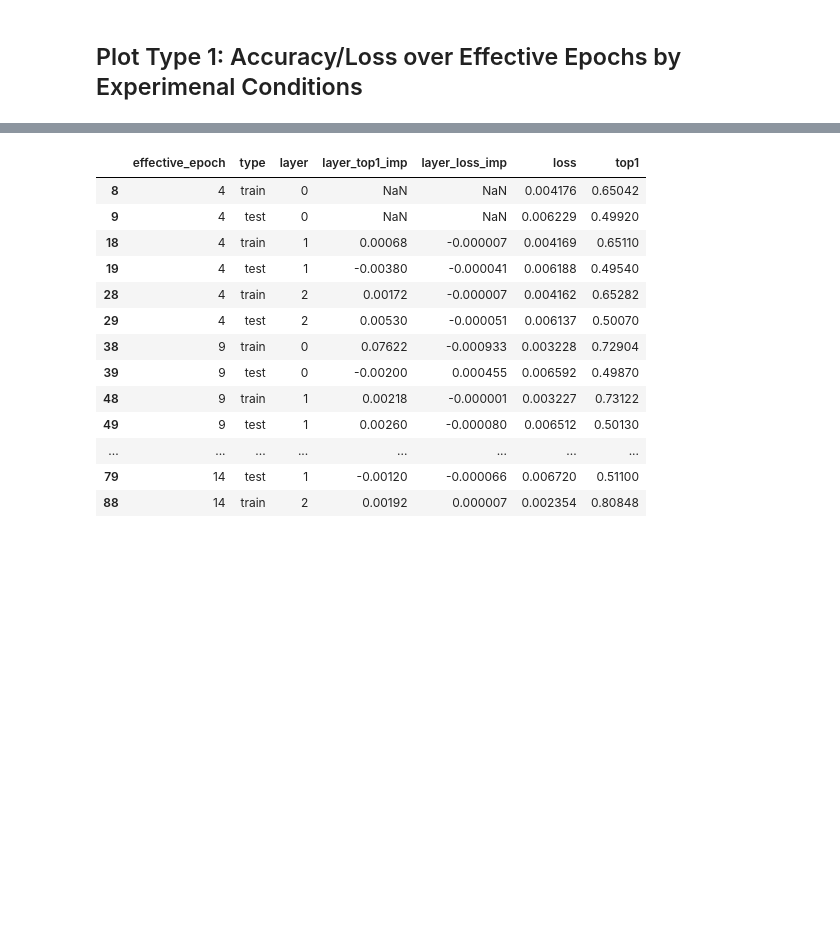
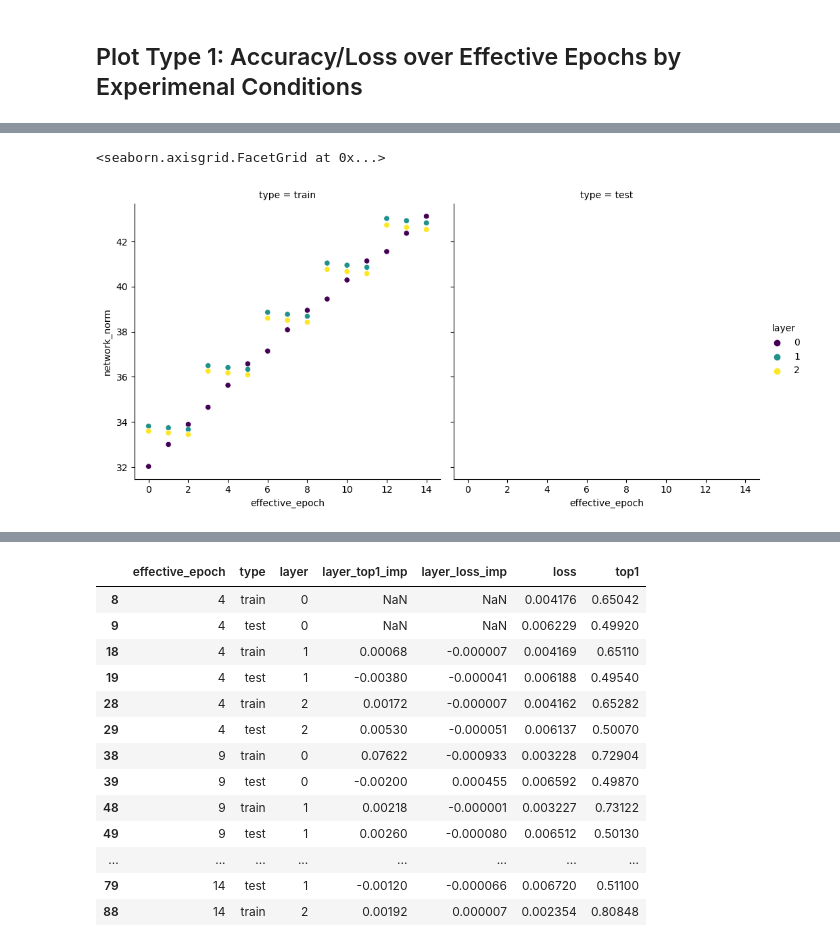
Before and after one commit to ehansen247/layerwise-nn-optimization, a Jupyter notebook: AnalyzeResults.ipynb, the cells around one changed output, grey strips where cells are left out. Cells and saved outputs as stored; diff of their text form; code cells hidden in the pictures; blank space fills up the shorter version.

```diff
--- a/AnalyzeResults.ipynb
+++ b/AnalyzeResults.ipynb
@@ -133,0 +253,12 @@ compare_bp_df = pd.concat([mlp_c1_layerwise_df[mlp_c1_layerwise_df['layer'] == 2
+# %%
+sns.relplot(
+    data=norm_df,
+    x='effective_epoch',
+    y='network_norm',
+    col='type',
+    hue='layer',
+    palette='viridis'
+)
+# %% [output]
+<seaborn.axisgrid.FacetGrid at 0x...>
+[figure, added]
```
Also changed, not shown: parts of 21 cells of this notebook, 6 other files.
